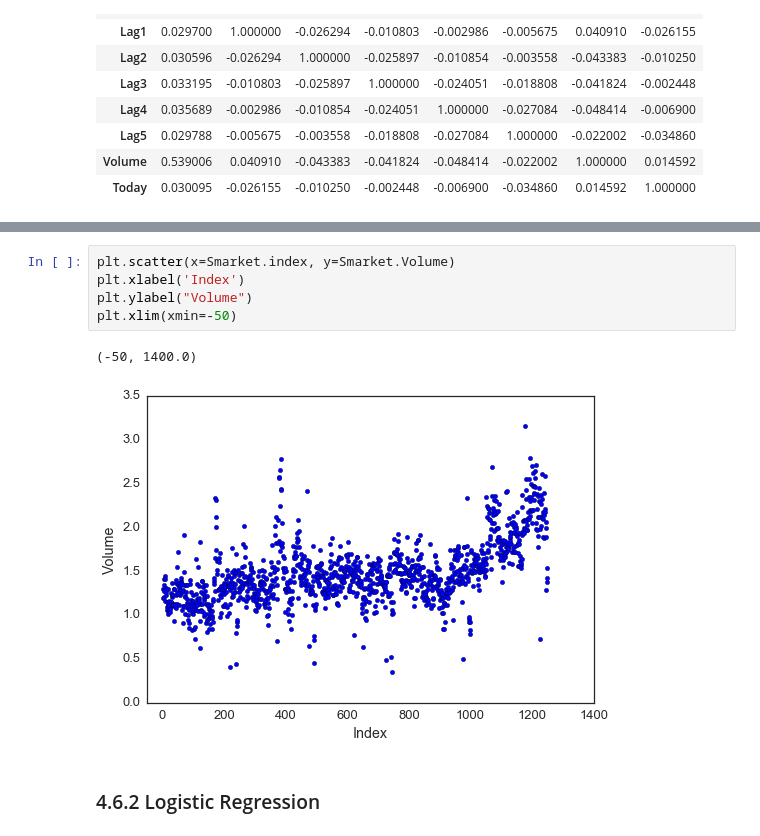
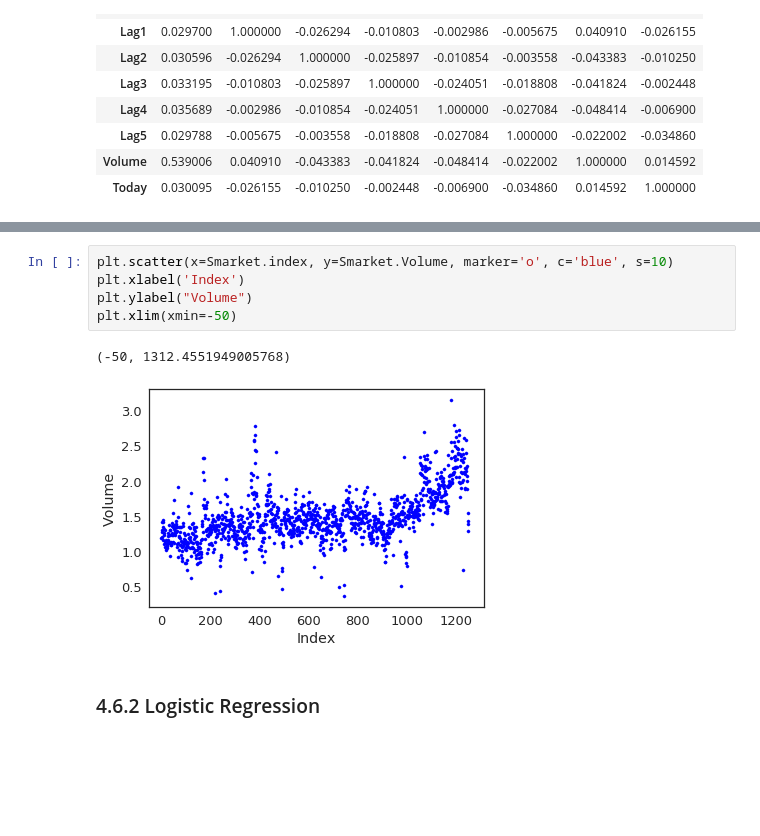
Before and after one commit to hyunblee/ISLR-with-Python, a Jupyter notebook: Ch4-Classification/Ch4_Logistic_Regression.ipynb, the cells around one changed output, grey strips where cells are left out. Cells and saved outputs as stored; diff of their text form; blank space fills up the shorter version.

```diff
--- a/Ch4-Classification/Ch4_Logistic_Regression.ipynb
+++ b/Ch4-Classification/Ch4_Logistic_Regression.ipynb
@@ -421,11 +455,11 @@ plt.plot(Smarket.Volume)
 # %%
-plt.scatter(x=Smarket.index, y=Smarket.Volume)
+plt.scatter(x=Smarket.index, y=Smarket.Volume, marker='o', c='blue', s=10)
 plt.xlabel('Index')
 plt.ylabel("Volume")
 plt.xlim(xmin=-50)
 # %% [output]
-(-50, 1400.0)
+(-50, 1312.4551949005768)
-[figure, old version]
+[figure, new version]
 # %% [markdown]
 ### 4.6.2 Logistic Regression
 # %%
```
Also changed, not shown: parts of 45 cells of this notebook, 1 other file.
